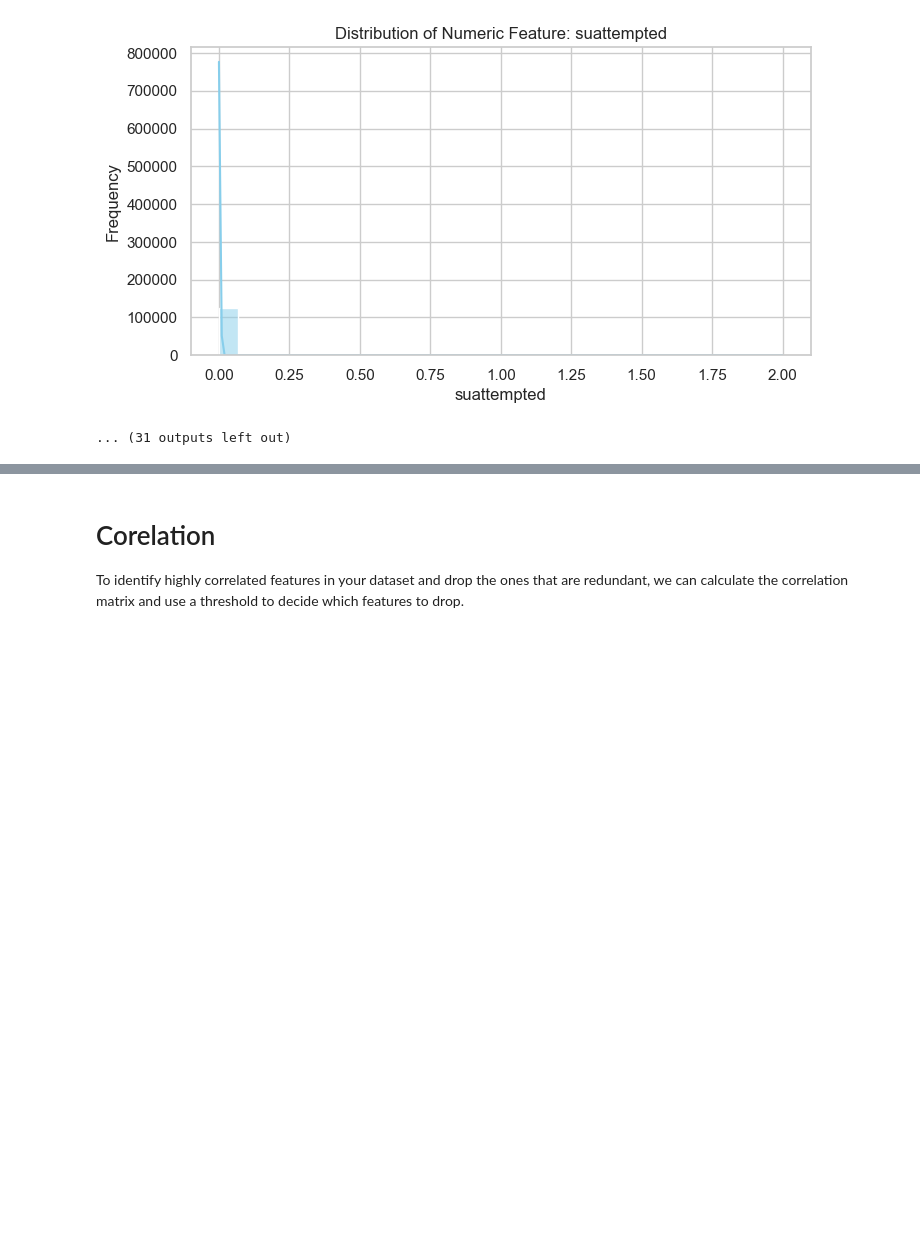
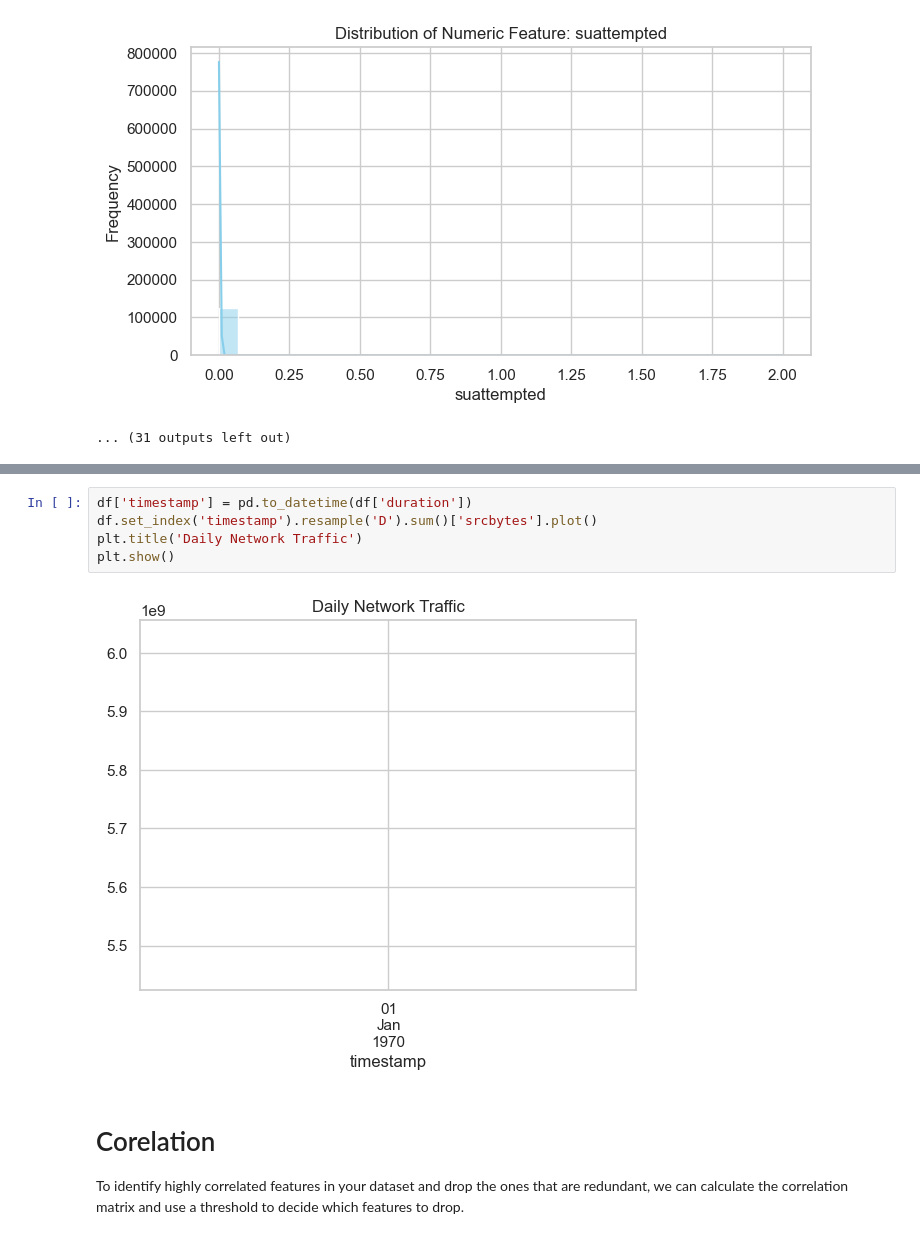
Before and after one commit to itsani4u/Network-Anomaly-Detection, a Jupyter notebook: experiments/Supervised Learning Models and Evaluations.ipynb, the cells around one changed output, grey strips where cells are left out. Drawn from its saved outputs; the diff is of its cells as text; blank space fills up the shorter version.

```diff
--- a/experiments/Supervised Learning Models and Evaluations.ipynb
+++ b/experiments/Supervised Learning Models and Evaluations.ipynb
@@ -190,3 +195,10 @@ plot_distributions(df)
+# %%
+df['timestamp'] = pd.to_datetime(df['duration'])
+df.set_index('timestamp').resample('D').sum()['srcbytes'].plot()
+plt.title('Daily Network Traffic')
+plt.show()
+# %% [output]
+[figure, added]
 # %% [markdown]
 # Corelation
 To identify highly correlated features in your dataset and drop the ones that are redundant, we can calculate the correlation matrix and use a threshold to decide which features to drop.
```
Also changed, not shown: parts of 1 cell of this notebook, 1 other file.
